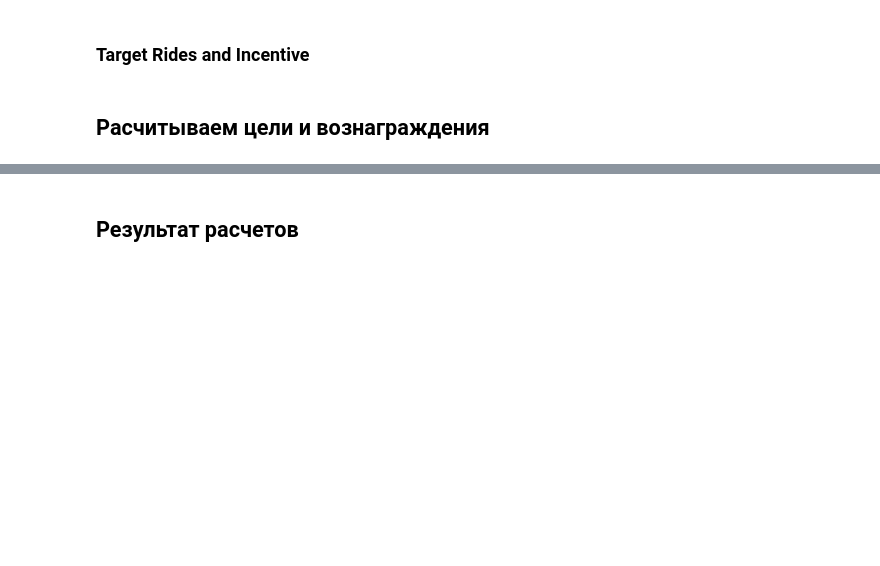
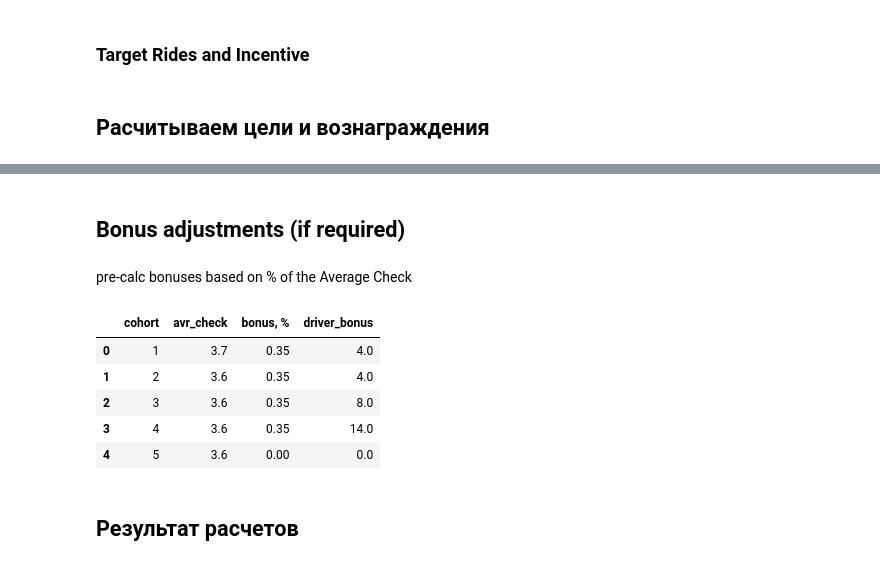
Before and after one commit to makingthefuturehappy/bonus, a Jupyter notebook: bonus.ipynb, the cells around one changed output, grey strips where cells are left out. Cells and saved outputs as stored; diff of their text form; code cells hidden in the pictures; blank space fills up the shorter version.

```diff
--- a/bonus.ipynb
+++ b/bonus.ipynb
@@ -305,0 +304,13 @@ cohort_df
+# %% [markdown]
+## Bonus adjustments (if required)
+# %% [markdown]
+pre-calc bonuses based on % of the Average Check<br>
+# %%
+cohort_df[['cohort', 'avr_check', 'bonus, %', 'driver_bonus']]
+# %% [output]
+|  | cohort | avr_check | bonus, % | driver_bonus |
+| 0 | 1 | 3.7 | 0.35 | 4.0 |
+| 1 | 2 | 3.6 | 0.35 | 4.0 |
+| 2 | 3 | 3.6 | 0.35 | 8.0 |
+| 3 | 4 | 3.6 | 0.35 | 14.0 |
+| 4 | 5 | 3.6 | 0.00 | 0.0 |
```
Also changed, not shown: parts of 11 cells of this notebook.
